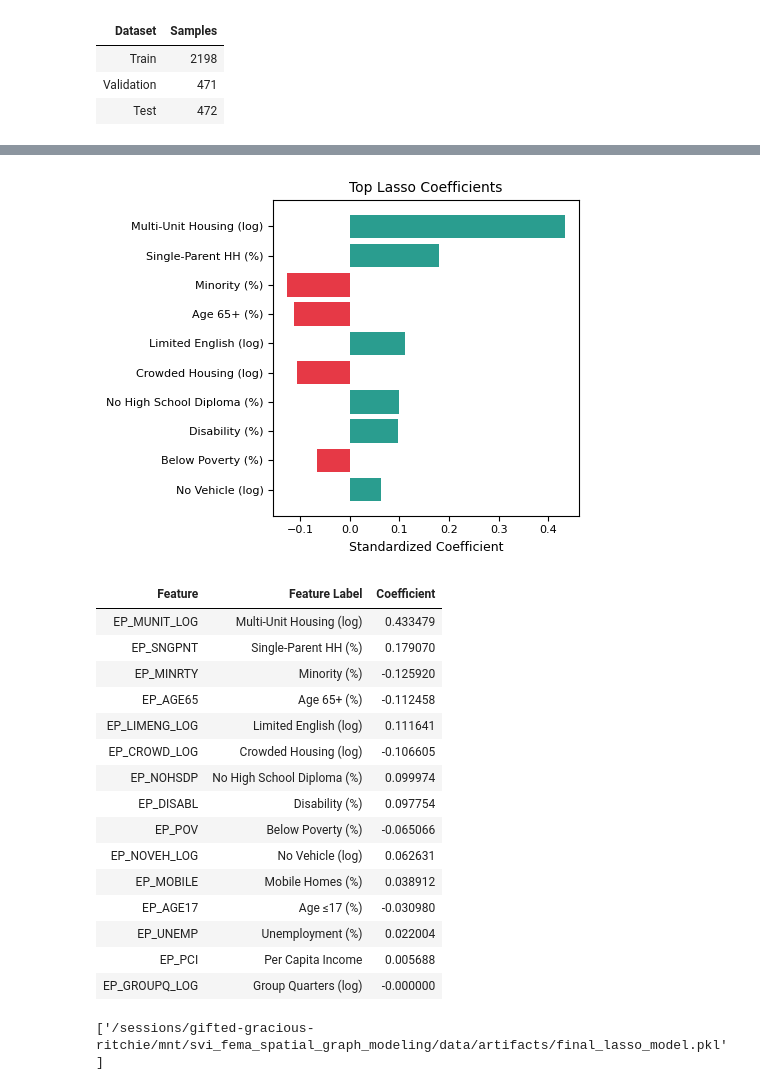
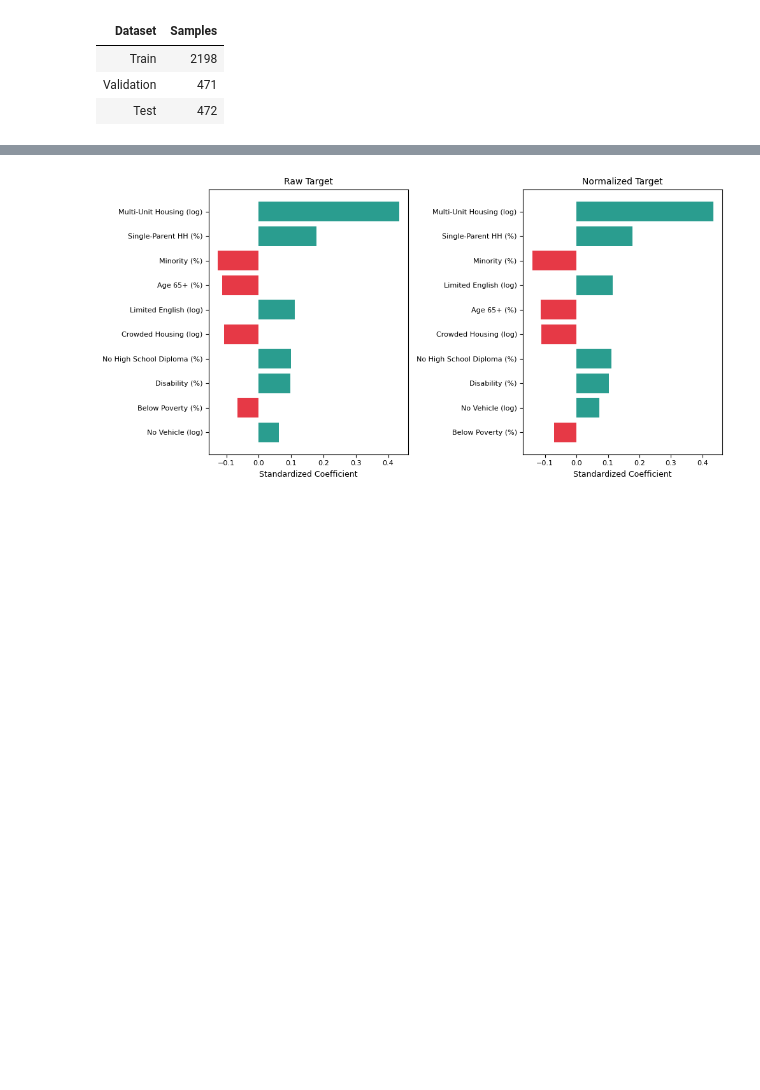
Before and after one commit to AnhJoe/CS273P_MachineLearning_Final_Project, a Jupyter notebook: notebooks/02_lasso.ipynb, the cells around one changed output, grey strips where cells are left out. Drawn from its saved outputs; the diff is of its cells as text; code cells hidden in the pictures; blank space fills up the shorter version.

Commit message:
Added normalized target variable to EDA and lasso

```diff
--- a/notebooks/02_lasso.ipynb
+++ b/notebooks/02_lasso.ipynb
@@ -100,6 +102,7 @@ ARTIFACT_DIR = root / "data" / "artifacts"
 # Do not change row indices beyond this
 X_log = pd.read_csv(PROCESSED_DATA_DIR / "X_log.csv")
 y_log = pd.read_csv(PROCESSED_DATA_DIR / "y_log.csv")
+y_log_normalized = pd.read_csv(PROCESSED_DATA_DIR / "y_log_normalized.csv")
 fips = pd.read_csv(PROCESSED_DATA_DIR / "fips.csv")["FIPS"].astype(str).str.zfill(5)
 
 with open(PROCESSED_DATA_DIR / "feature_titles.json") as f:
@@ -140,7 +146,7 @@ display(split_summary.style.hide(axis="index"))
 | Validation | 471 |
 | Test | 472 |
 # %%
-# Scale X_log and y_log on train only, matching preprocessing used for the MLP/GCN pipelines
+# Scale X_log and both targets on train only, matching preprocessing used for the MLP/GCN pipelines
 scaler_Xlog = StandardScaler()
 Xlog_train_scaled = scaler_Xlog.fit_transform(Xlog_train)
 Xlog_val_scaled = scaler_Xlog.transform(Xlog_val)
@@ -150,6 +156,23 @@ scaler_ylog = StandardScaler()
 ylog_train_scaled = scaler_ylog.fit_transform(ylog_train)
 ylog_val_scaled = scaler_ylog.transform(ylog_val)
 ylog_test_scaled = scaler_ylog.transform(ylog_test)
+
+scaler_yfreqlog = StandardScaler()
+yfreqlog_train_scaled = scaler_yfreqlog.fit_transform(yfreqlog_train)
+yfreqlog_val_scaled = scaler_yfreqlog.transform(yfreqlog_val)
+yfreqlog_test_scaled = scaler_yfreqlog.transform(yfreqlog_test)
+
+# Target definitions evaluated in parallel throughout this notebook
+target_definitions = {
+    "Raw": {
+        "train": ylog_train_scaled, "val": ylog_val_scaled, "test": ylog_test_scaled,
+        "scaler": scaler_ylog,
+    },
+    "Normalized": {
+        "train": yfreqlog_train_scaled, "val": yfreqlog_val_scaled, "test": yfreqlog_test_scaled,
+        "scaler": scaler_yfreqlog,
+    },
+}
 # %% [markdown]
 ## Alpha (Regularization Strength) Ablation
 
@@ -248,51 +281,38 @@ display(final_lasso_results.T.style.hide(axis="columns"))
 # %%
 #| label: fig-lasso-coefficients
-#| fig-cap: Top standardized Lasso coefficients (by absolute magnitude) for predicting log1p(FEMA IHP).
+#| fig-cap: Top standardized Lasso coefficients (by absolute magnitude) for the raw and disaster-frequency-normalized targets.
 
-coef_table = get_coefficient_table(final_lasso_model, feature_names)
-coef_table["Feature Label"] = coef_table["Feature"].map(feature_titles_log).fillna(coef_table["Feature"])
+fig, axes = plt.subplots(1, 2, figsize=(10, 5))
 
-top_coef = coef_table.head(10).iloc[::-1]
+coef_tables = {}
+for ax, (target_name, model) in zip(axes, final_lasso_models.items()):
+    coef_table = get_coefficient_table(model, feature_names)
+    coef_table["Feature Label"] = coef_table["Feature"].map(feature_titles_log).fillna(coef_table["Feature"])
+    coef_tables[target_name] = coef_table
 
-fig, ax = plt.subplots(figsize=(5, 4))
-colors = ["#2a9d8f" if c >= 0 else "#e63946" for c in top_coef["Coefficient"]]
-ax.barh(top_coef["Feature Label"], top_coef["Coefficient"], color=colors)
-ax.set_xlabel("Standardized Coefficient")
-ax.set_title("Top Lasso Coefficients")
+    top_coef = coef_table.head(10).iloc[::-1]
+    colors = ["#2a9d8f" if c >= 0 else "#e63946" for c in top_coef["Coefficient"]]
+    ax.barh(top_coef["Feature Label"], top_coef["Coefficient"], color=colors)
+    ax.set_xlabel("Standardized Coefficient")
+    ax.set_title(f"{target_name} Target")
+
 plt.tight_layout()
 plt.show()
-
-display(coef_table[["Feature", "Feature Label", "Coefficient"]].style.hide(axis="index"))
 # %% [output]
-[figure, old version]
+[figure, new version]
-| Feature | Feature Label | Coefficient |
-| EP_MUNIT_LOG | Multi-Unit Housing (log) | 0.433479 |
-| EP_SNGPNT | Single-Parent HH (%) | 0.179070 |
-| EP_MINRTY | Minority (%) | -0.125920 |
-| EP_AGE65 | Age 65+ (%) | -0.112458 |
-| EP_LIMENG_LOG | Limited English (log) | 0.111641 |
-| EP_CROWD_LOG | Crowded Housing (log) | -0.106605 |
-| EP_NOHSDP | No High School Diploma (%) | 0.099974 |
-| EP_DISABL | Disability (%) | 0.097754 |
-| EP_POV | Below Poverty (%) | -0.065066 |
-| EP_NOVEH_LOG | No Vehicle (log) | 0.062631 |
-| EP_MOBILE | Mobile Homes (%) | 0.038912 |
-| EP_AGE17 | Age ≤17 (%) | -0.030980 |
-| EP_UNEMP | Unemployment (%) | 0.022004 |
-| EP_PCI | Per Capita Income | 0.005688 |
-| EP_GROUPQ_LOG | Group Quarters (log) | -0.000000 |
 # %%
 #| output: false
 
 # Ensure the output directories exist
 ARTIFACT_DIR.mkdir(parents=True, exist_ok=True)
 
-# Save final artifact for MLP/GCN comparisons
+# Save final artifacts for MLP/GCN/GAT comparisons (both targets)
 final_lasso_results.to_csv(ARTIFACT_DIR / "final_lasso_results.csv", index=False)
-coef_table.to_csv(ARTIFACT_DIR / "final_lasso_coefficients.csv", index=False)
-joblib.dump(final_lasso_model, ARTIFACT_DIR / "final_lasso_model.pkl")
+
+for target_name, coef_table in coef_tables.items():
+    suffix = target_name.lower()
+    coef_table.to_csv(ARTIFACT_DIR / f"final_lasso_coefficients_{suffix}.csv", index=False)
+    joblib.dump(final_lasso_models[target_name], ARTIFACT_DIR / f"final_lasso_model_{suffix}.pkl")
-# %% [output]
-['/sessions/gifted-gracious-ritchie/mnt/svi_fema_spatial_graph_modeling/data/artifacts/final_lasso_model.pkl']
 # %% [markdown]
 ## Summary of Findings
 
```
Also changed, not shown: parts of 8 cells of this notebook, 5 other files.
